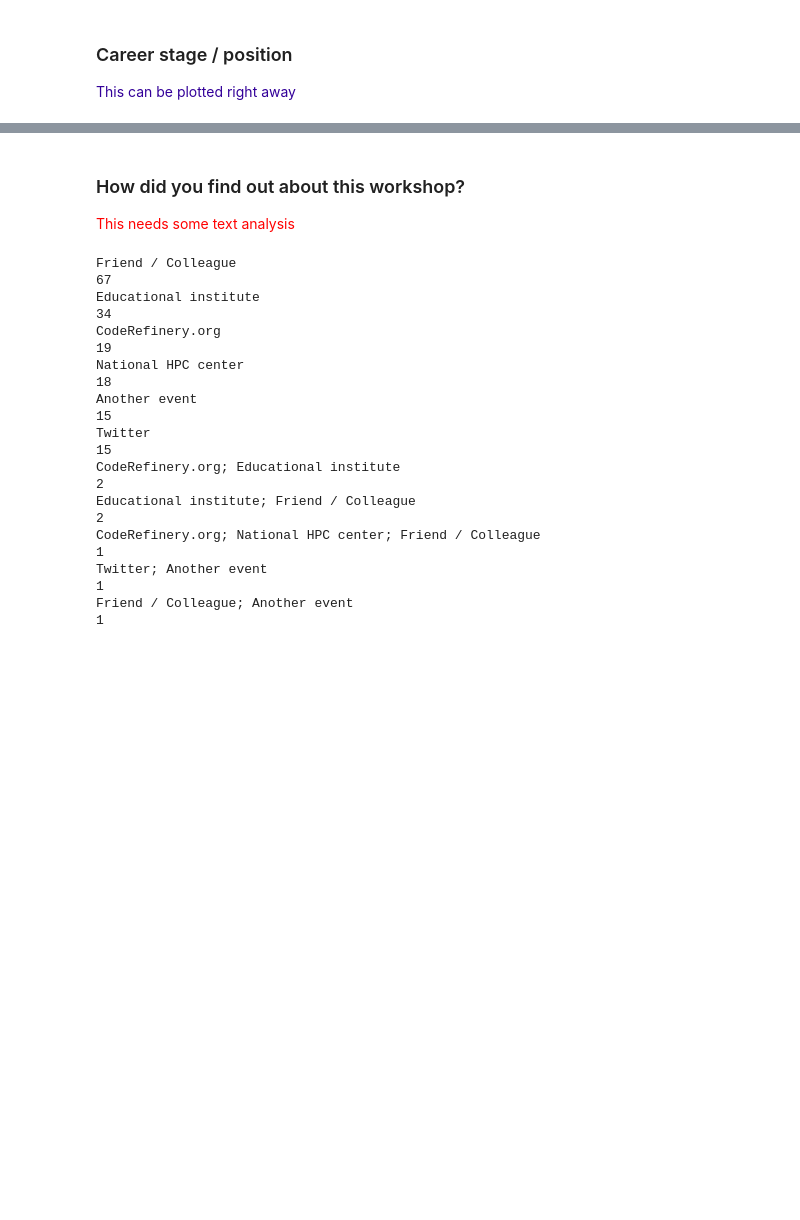
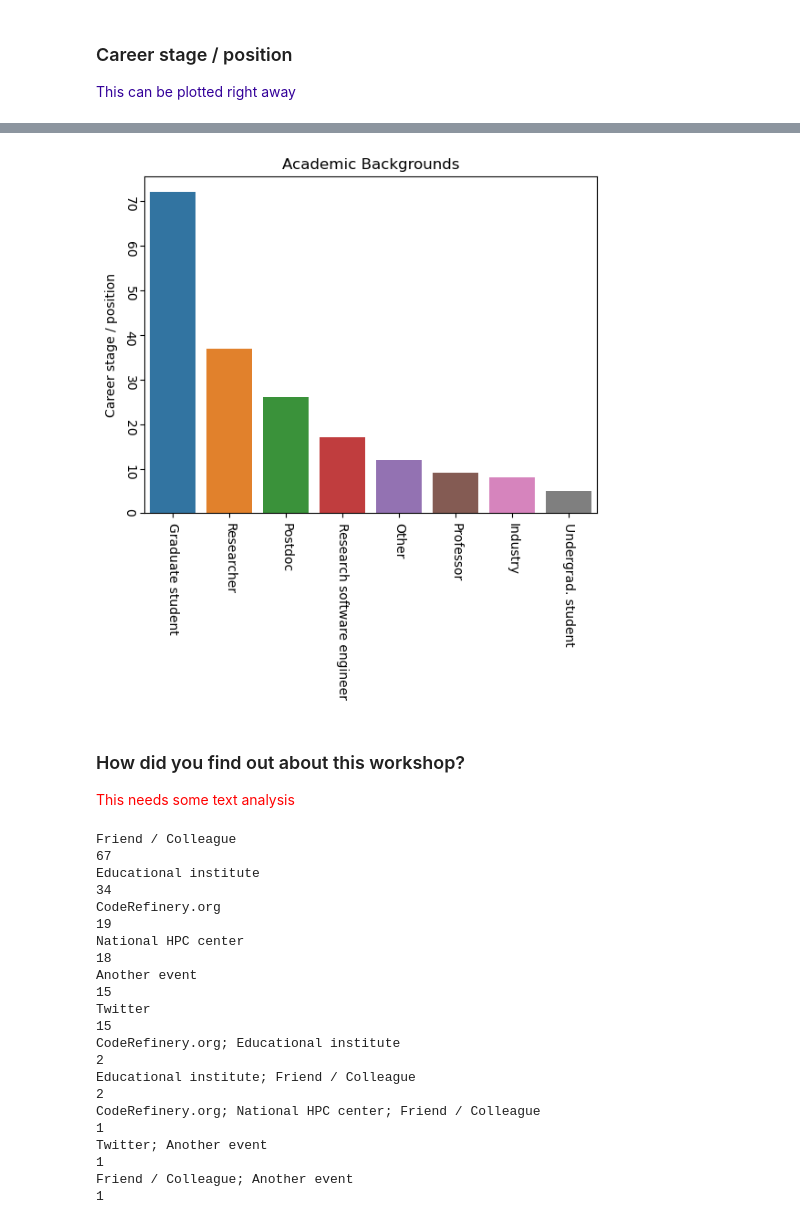
Before and after one commit to coderefinery/workshop-stats, a Jupyter notebook: ExploratoryDA.ipynb, the cells around one changed output, grey strips where cells are left out. Cells and saved outputs as stored; diff of their text form; code cells hidden in the pictures; blank space fills up the shorter version.

```diff
--- a/ExploratoryDA.ipynb
+++ b/ExploratoryDA.ipynb
@@ -143,3 +166,10 @@ Name: Career stage / position, dtype: int64
+# %%
+ax = sns.barplot(x=countCareer_DF.index, y=countCareer_DF["Career stage / position"], data=countCareer_DF)
+ax.set(title="Academic Backgrounds")
+ax.set_xticklabels(countCareer.index)
+ax.tick_params(labelrotation = 270)
+# %% [output]
+[figure, added]
 # %% [markdown]
 ### How did you find out about this workshop?
 
```
Also changed, not shown: parts of 11 cells of this notebook.
